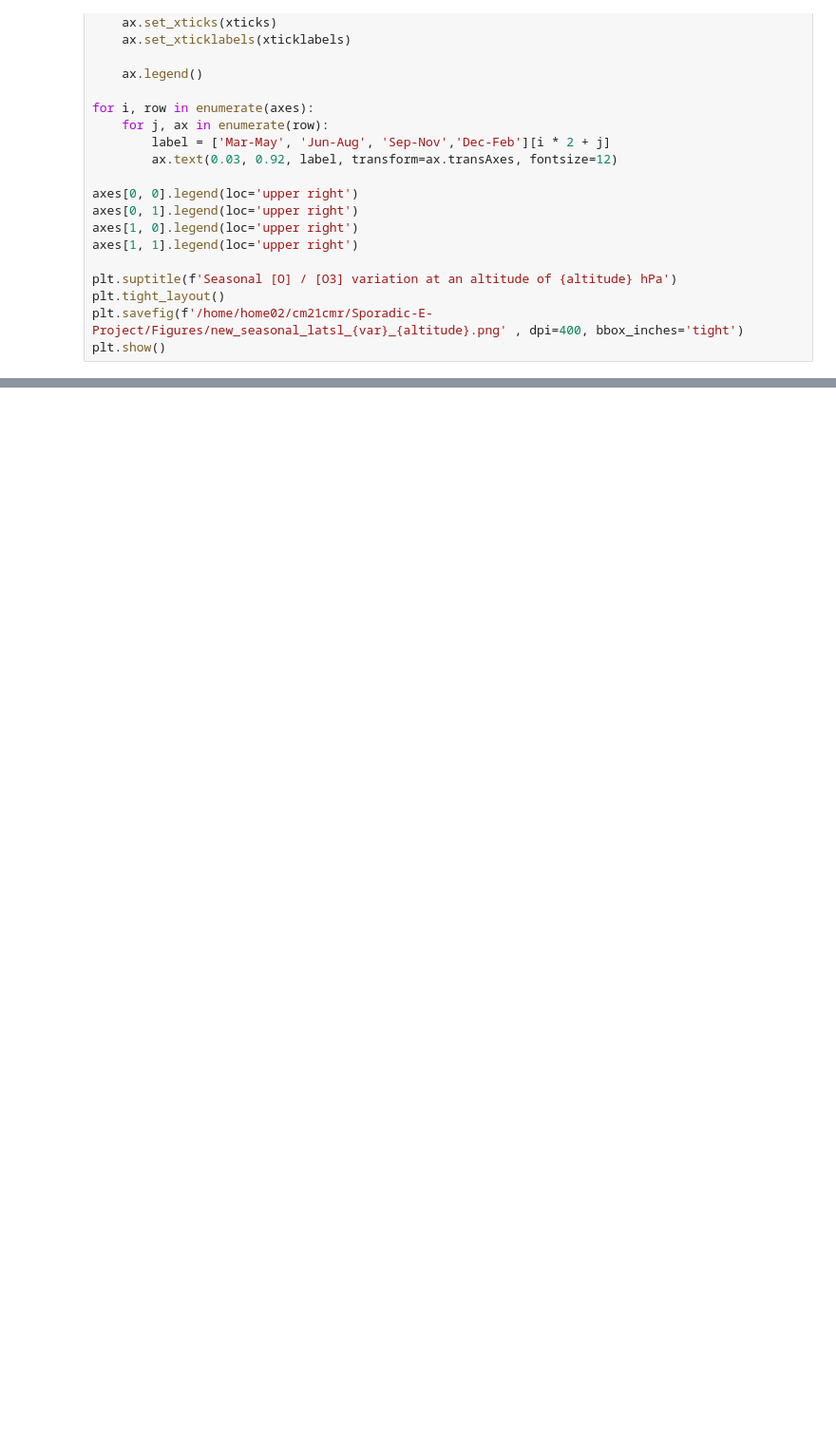
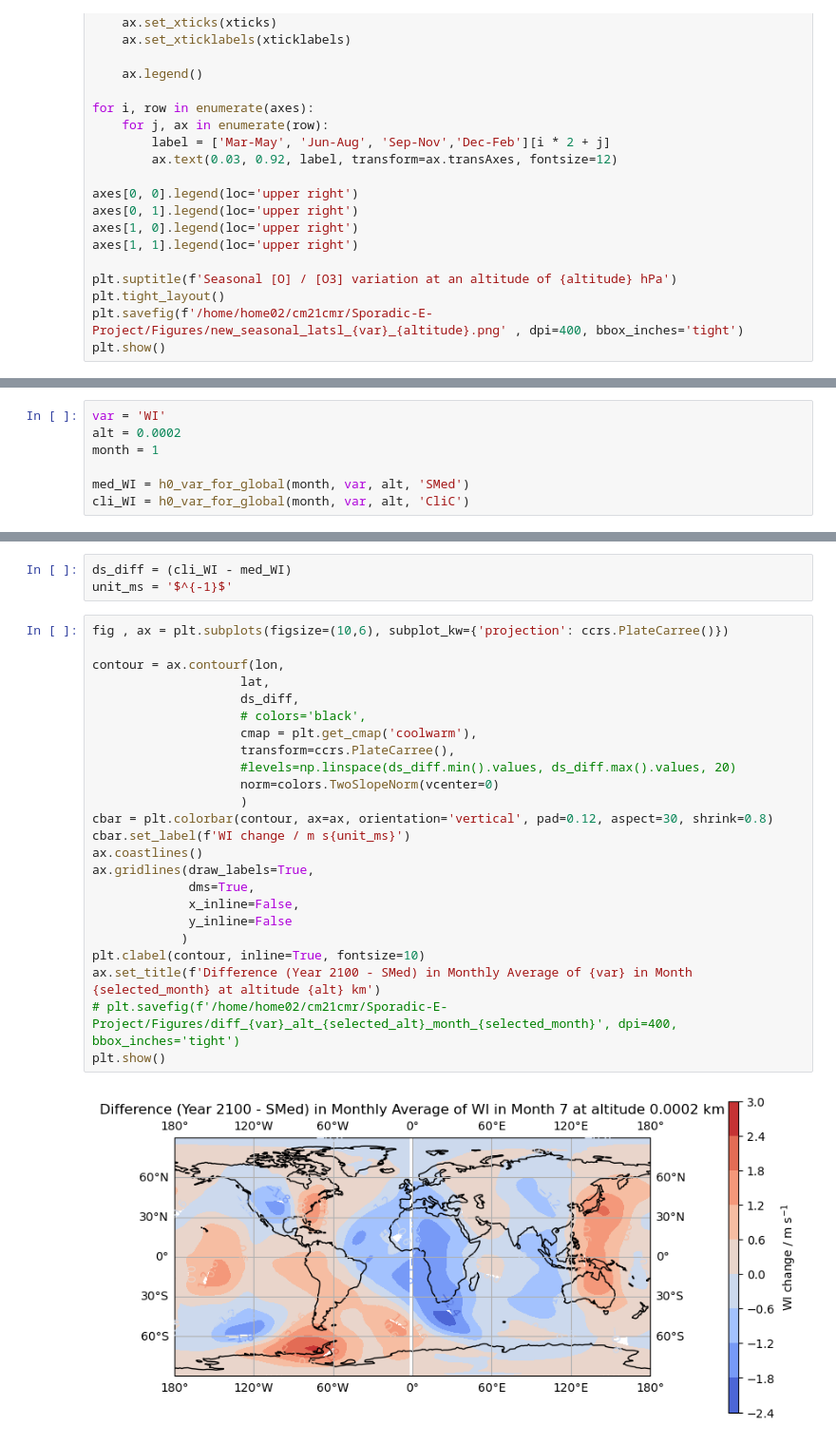
Before and after one commit to CharlieReyno/Sporadic-E-Project, a Jupyter notebook: Main_Notebooks/Climatology.ipynb, the cells around one changed output, grey strips where cells are left out. Shown at 95% size. Drawn from its saved outputs; the diff is of its cells as text; blank space fills up the shorter version.

```diff
--- a/Main_Notebooks/Climatology.ipynb
+++ b/Main_Notebooks/Climatology.ipynb
@@ -1239,0 +1279,7 @@ plt.show()
+# %%
+var = 'WI'
+alt = 0.0002
+month = 1
+
+med_WI = h0_var_for_global(month, var, alt, 'SMed')
+cli_WI = h0_var_for_global(month, var, alt, 'CliC')
@@ -1239,0 +1301,29 @@ plt.show()
+# %%
+ds_diff = (cli_WI - med_WI)
+unit_ms = '$^{-1}$'
+# %%
+fig , ax = plt.subplots(figsize=(10,6), subplot_kw={'projection': ccrs.PlateCarree()})
+
+contour = ax.contourf(lon,
+                    lat,
+                    ds_diff,
+                    # colors='black',
+                    cmap = plt.get_cmap('coolwarm'),
+                    transform=ccrs.PlateCarree(),
+                    #levels=np.linspace(ds_diff.min().values, ds_diff.max().values, 20)
+                    norm=colors.TwoSlopeNorm(vcenter=0)
+                    )
+cbar = plt.colorbar(contour, ax=ax, orientation='vertical', pad=0.12, aspect=30, shrink=0.8)
+cbar.set_label(f'WI change / m s{unit_ms}')
+ax.coastlines()
+ax.gridlines(draw_labels=True,
+             dms=True,
+             x_inline=False,
+             y_inline=False
+            )
+plt.clabel(contour, inline=True, fontsize=10)
+ax.set_title(f'Difference (Year 2100 - SMed) in Monthly Average of {var} in Month {selected_month} at altitude {alt} km')
+# plt.savefig(f'/home/home02/cm21cmr/Sporadic-E-Project/Figures/diff_{var}_alt_{selected_alt}_month_{selected_month}', dpi=400, bbox_inches='tight')
+plt.show()
+# %% [output]
+[figure, added]
```
Also changed, not shown: parts of 7 cells of this notebook, 2 other files.
